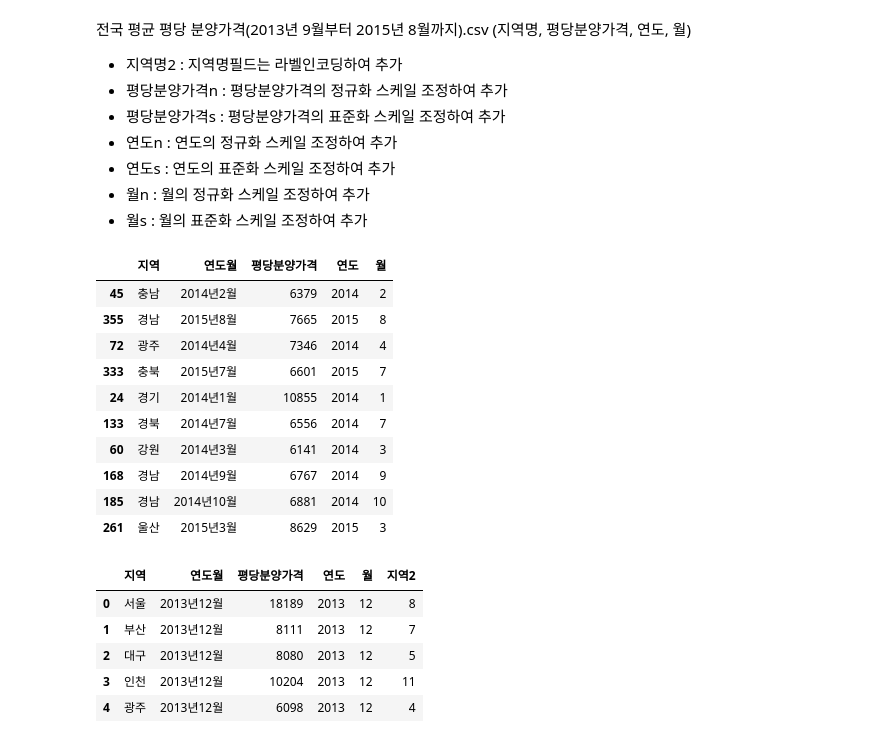
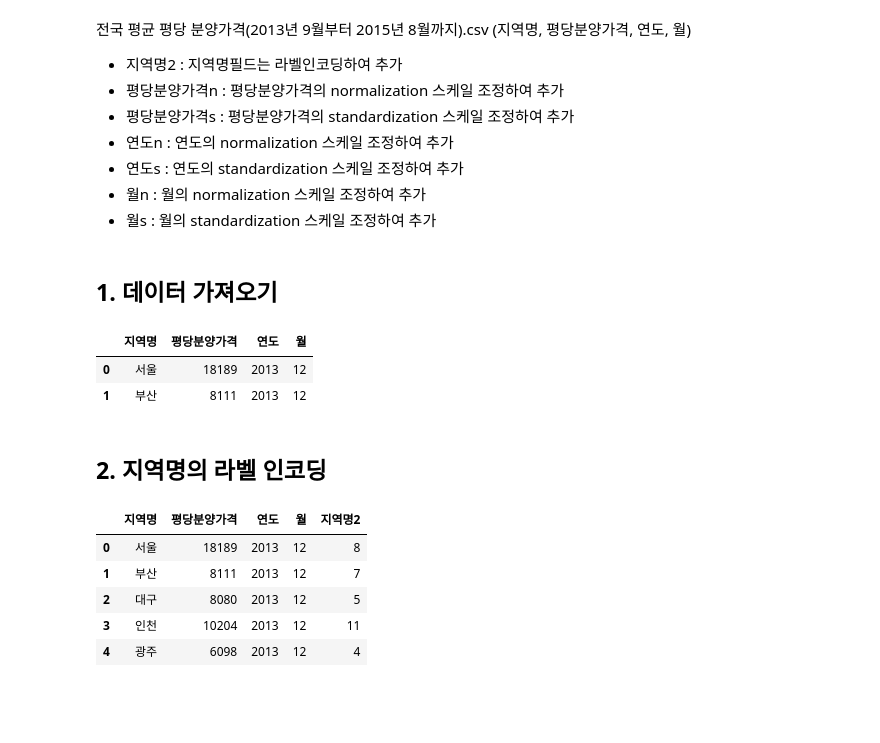
Before and after one commit to KHH0618/mbcAcademy, a Jupyter notebook: source/08_DeepLearning/라벨링인코딩_scale조정.ipynb, the cells around one changed output. Drawn from its saved outputs; the diff is of its cells as text; code cells hidden in the pictures; blank space fills up the shorter version.

```diff
--- a/source/08_DeepLearning/라벨링인코딩_scale조정.ipynb
+++ b/source/08_DeepLearning/라벨링인코딩_scale조정.ipynb
@@ -1,45 +1,40 @@
 # %% [markdown]
 전국 평균 평당 분양가격(2013년 9월부터 2015년 8월까지).csv (지역명, 평당분양가격, 연도, 월)
 - 지역명2 : 지역명필드는 라벨인코딩하여 추가
-- 평당분양가격n : 평당분양가격의 정규화 스케일 조정하여 추가
-- 평당분양가격s : 평당분양가격의 표준화 스케일 조정하여 추가
-- 연도n : 연도의 정규화 스케일 조정하여 추가
-- 연도s : 연도의 표준화 스케일 조정하여 추가
-- 월n : 월의 정규화 스케일 조정하여 추가
-- 월s : 월의 표준화 스케일 조정하여 추가
+- 평당분양가격n : 평당분양가격의 normalization 스케일 조정하여 추가
+- 평당분양가격s : 평당분양가격의 standardization 스케일 조정하여 추가
+- 연도n : 연도의 normalization 스케일 조정하여 추가
+- 연도s : 연도의 standardization 스케일 조정하여 추가
+- 월n   : 월의 normalization 스케일 조정하여 추가
+- 월s   : 월의 standardization 스케일 조정하여 추가
+# %% [markdown]
+## 1. 데이터 가져오기
 # %%
-import numpy as np
 import pandas as pd
-from sklearn.preprocessing import MinMaxScaler
-from sklearn.preprocessing import StandardScaler
-from sklearn.preprocessing import LabelEncoder
-
-df = pd.read_csv(r'D:\KHH\ai\Download\shareData\전국 평균 평당 분양가격(2013년 9월부터 2015년 8월까지).csv', encoding='cp949')
-df = df.melt(id_vars=['지역'], var_name='연도월', value_name='평당분양가격')
-df['연도'] = df['연도월'].apply(lambda x : int(x.split('년')[0]))
-df['월'] = df['연도월'].apply(lambda x : int(x.split('년')[-1][:-1]))
-df.sample(10)
+csvdata = pd.read_csv(r'D:\KHH\ai\Download\shareData\전국 평균 평당 분양가격(2013년 9월부터 2015년 8월까지).csv',
+                encoding='cp949')
+df = csvdata.melt(id_vars="지역", var_name="연도월", value_name="평당분양가격")
+df["연도"] = df["연도월"].apply(lambda x : int(x.split("년")[0]))
+df["월"] = df["연도월"].apply(lambda x : int(x.split("년")[-1][:-1]))
+df.drop('연도월', axis=1, inplace=True)
+df = df.rename(columns={'지역':'지역명'})
+df.head(2)
 # %% [output]
-|  | 지역 | 연도월 | 평당분양가격 | 연도 | 월 |
-| 45 | 충남 | 2014년2월 | 6379 | 2014 | 2 |
-| 355 | 경남 | 2015년8월 | 7665 | 2015 | 8 |
-| 72 | 광주 | 2014년4월 | 7346 | 2014 | 4 |
-| 333 | 충북 | 2015년7월 | 6601 | 2015 | 7 |
-| 24 | 경기 | 2014년1월 | 10855 | 2014 | 1 |
-| 133 | 경북 | 2014년7월 | 6556 | 2014 | 7 |
-| 60 | 강원 | 2014년3월 | 6141 | 2014 | 3 |
-| 168 | 경남 | 2014년9월 | 6767 | 2014 | 9 |
-| 185 | 경남 | 2014년10월 | 6881 | 2014 | 10 |
-| 261 | 울산 | 2015년3월 | 8629 | 2015 | 3 |
+|  | 지역명 | 평당분양가격 | 연도 | 월 |
+| 0 | 서울 | 18189 | 2013 | 12 |
+| 1 | 부산 | 8111 | 2013 | 12 |
+# %% [markdown]
+## 2. 지역명의 라벨 인코딩
 # %%
-# 지역명2
+from sklearn.preprocessing import LabelEncoder
+from tensorflow.keras.utils import to_categorical
 le = LabelEncoder()
-df['지역2'] = le.fit_transform(df['지역'])
+df['지역명2'] = le.fit_transform(df['지역명'])
 df.head()
 # %% [output]
-|  | 지역 | 연도월 | 평당분양가격 | 연도 | 월 | 지역2 |
-| 0 | 서울 | 2013년12월 | 18189 | 2013 | 12 | 8 |
-| 1 | 부산 | 2013년12월 | 8111 | 2013 | 12 | 7 |
-| 2 | 대구 | 2013년12월 | 8080 | 2013 | 12 | 5 |
-| 3 | 인천 | 2013년12월 | 10204 | 2013 | 12 | 11 |
-| 4 | 광주 | 2013년12월 | 6098 | 2013 | 12 | 4 |
+|  | 지역명 | 평당분양가격 | 연도 | 월 | 지역명2 |
+| 0 | 서울 | 18189 | 2013 | 12 | 8 |
+| 1 | 부산 | 8111 | 2013 | 12 | 7 |
+| 2 | 대구 | 8080 | 2013 | 12 | 5 |
+| 3 | 인천 | 10204 | 2013 | 12 | 11 |
+| 4 | 광주 | 6098 | 2013 | 12 | 4 |
```
Also changed, not shown: parts of 16 cells of this notebook, 2 other files.
